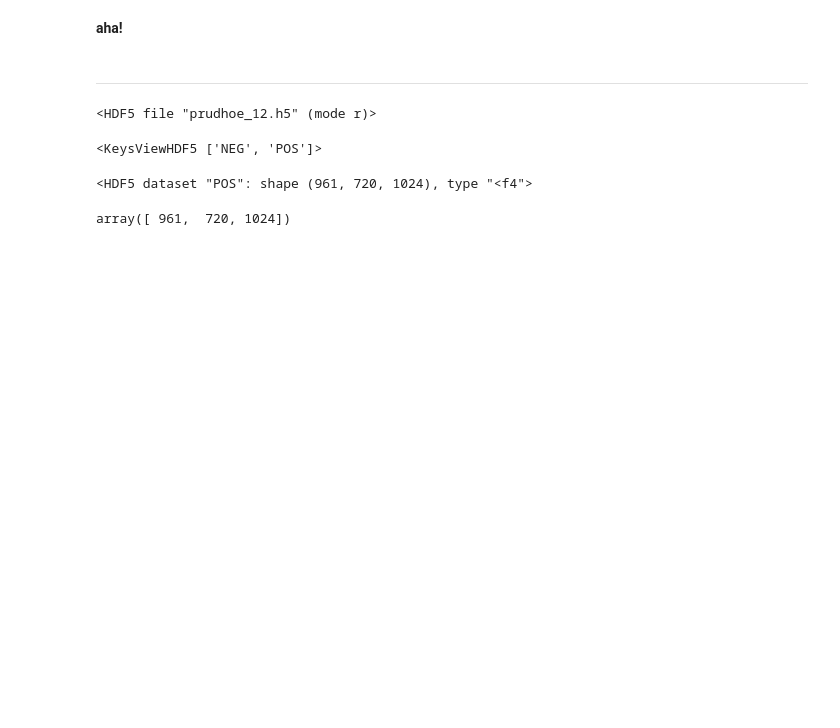
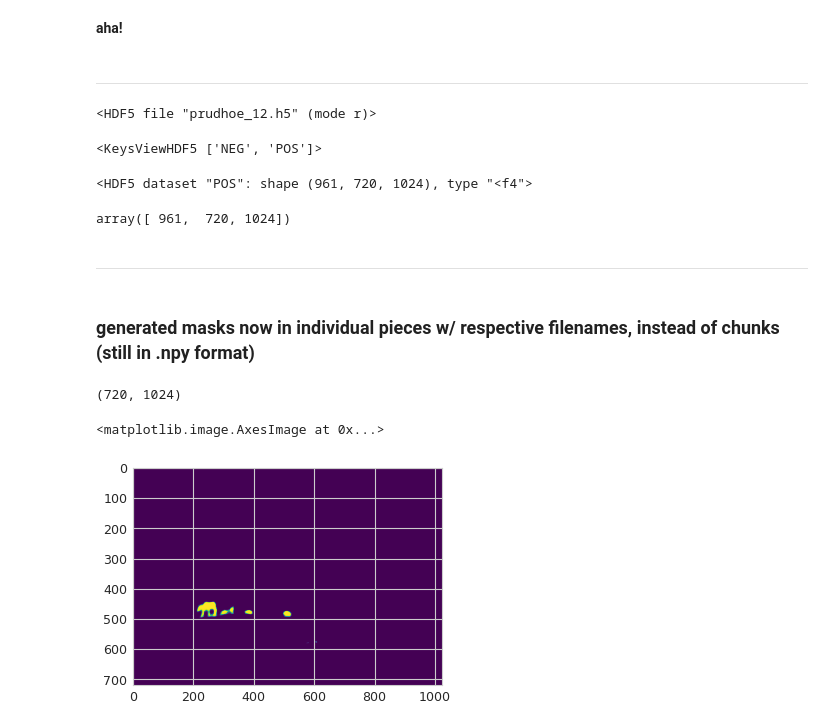
Before and after one commit to richardso21/SERP2021-BGSUB, a Jupyter notebook: npy_to_h5.ipynb, the cells around one changed output. Saved outputs shown, nothing was run; the diff lists cells and outputs as text; code cells hidden in the pictures; blank space fills up the shorter version.

```diff
--- a/npy_to_h5.ipynb
+++ b/npy_to_h5.ipynb
@@ -67,3 +67,18 @@ h5F['POS'].attrs['shape']
 array([ 961,  720, 1024])
 # %%
 h5F['POS'].attrs['shape'][0]
+# %% [markdown]
+---
+# %% [markdown]
+### generated masks now in individual pieces w/ respective filenames, instead of chunks (still in .npy format)
+# %%
+test = '/scratch/richardso21/20-21_BGSUB/FgSegNet_O/prudhoe_15/pos/2019_100RECNX_RCNX1503.npy'
+x = np.load(test)
+x.shape
+# %% [output]
+(720, 1024)
+# %%
+plt.imshow(x)
+# %% [output]
+<matplotlib.image.AxesImage at 0x...>
+[figure, added]
```
Also changed, not shown: parts of 3 cells of this notebook.
